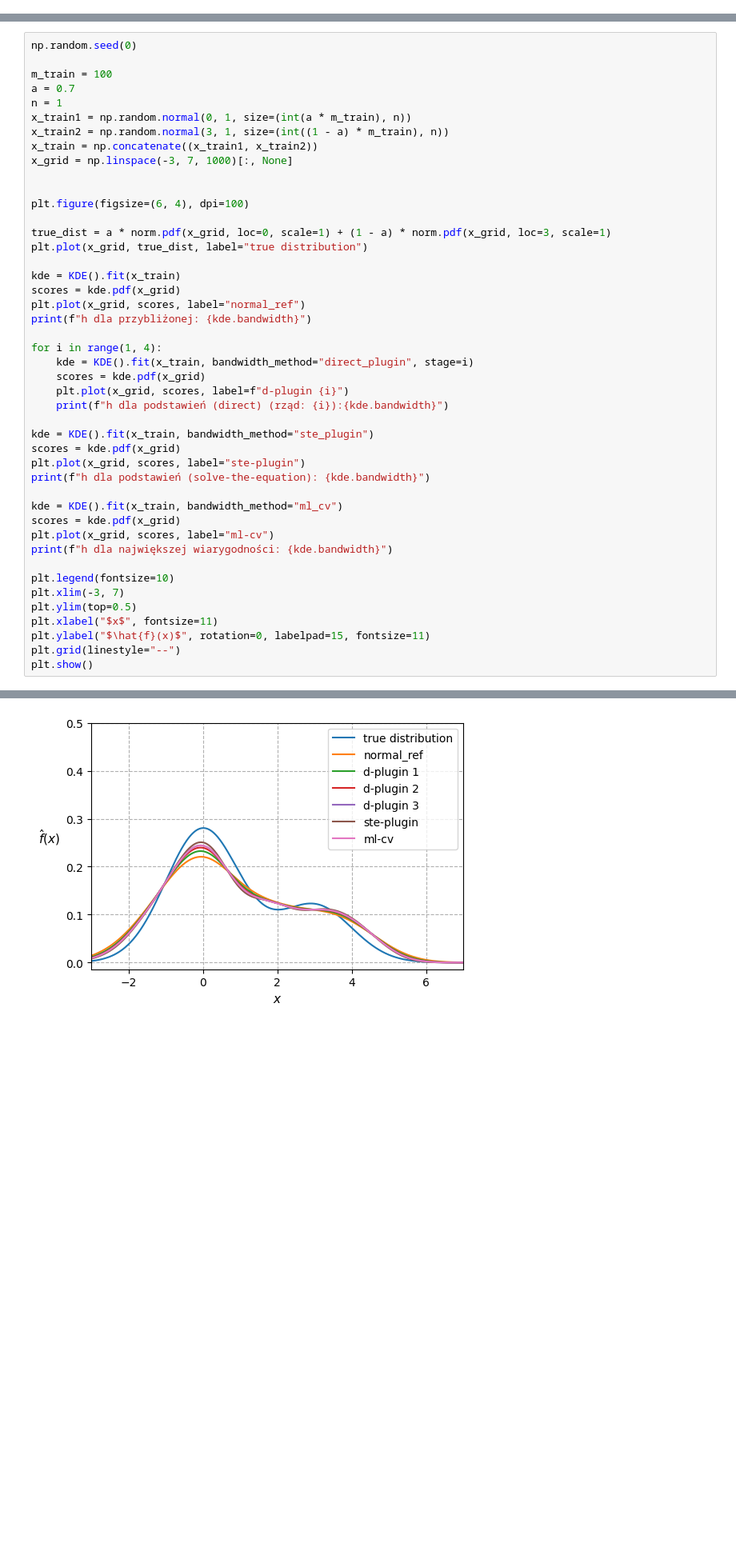
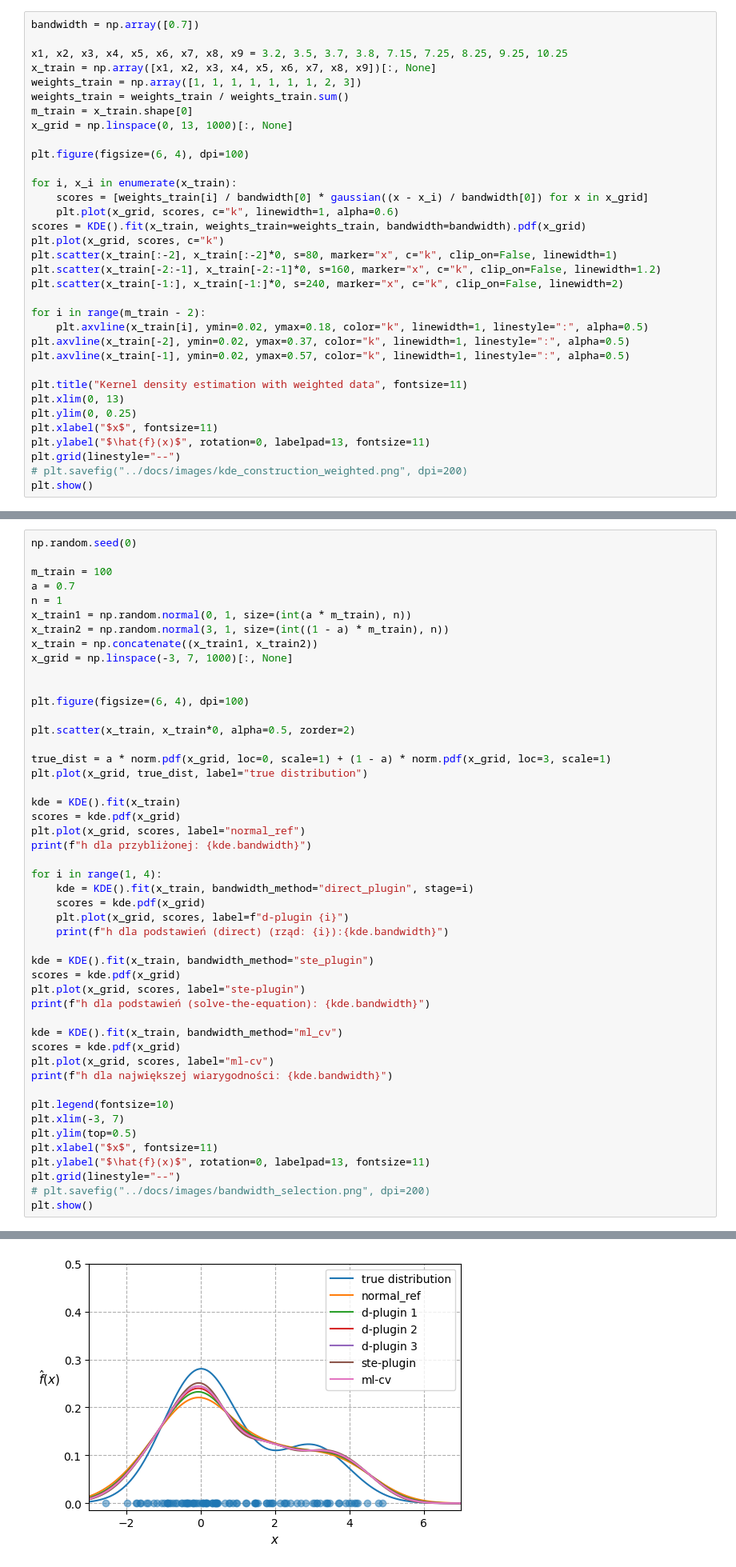
Before and after one commit to krystianfranus/kde-learn, a Jupyter notebook: notebooks/PhD_notes.ipynb, the cells around one changed output, grey strips where cells are left out. Shown at 80% size. Drawn from its saved outputs; the diff is of its cells as text; blank space fills up the shorter version.

```diff
--- a/notebooks/PhD_notes.ipynb
+++ b/notebooks/PhD_notes.ipynb
@@ -110,0 +121,34 @@ plt.show()
+# %%
+bandwidth = np.array([0.7])
+
+x1, x2, x3, x4, x5, x6, x7, x8, x9 = 3.2, 3.5, 3.7, 3.8, 7.15, 7.25, 8.25, 9.25, 10.25
+x_train = np.array([x1, x2, x3, x4, x5, x6, x7, x8, x9])[:, None]
+weights_train = np.array([1, 1, 1, 1, 1, 1, 1, 2, 3])
+weights_train = weights_train / weights_train.sum()
+m_train = x_train.shape[0]
+x_grid = np.linspace(0, 13, 1000)[:, None]
+
+plt.figure(figsize=(6, 4), dpi=100)
+
+for i, x_i in enumerate(x_train):
+    scores = [weights_train[i] / bandwidth[0] * gaussian((x - x_i) / bandwidth[0]) for x in x_grid]
+    plt.plot(x_grid, scores, c="k", linewidth=1, alpha=0.6)
+scores = KDE().fit(x_train, weights_train=weights_train, bandwidth=bandwidth).pdf(x_grid)
+plt.plot(x_grid, scores, c="k")
+plt.scatter(x_train[:-2], x_train[:-2]*0, s=80, marker="x", c="k", clip_on=False, linewidth=1)
+plt.scatter(x_train[-2:-1], x_train[-2:-1]*0, s=160, marker="x", c="k", clip_on=False, linewidth=1.2)
+plt.scatter(x_train[-1:], x_train[-1:]*0, s=240, marker="x", c="k", clip_on=False, linewidth=2)
+
+for i in range(m_train - 2):
+    plt.axvline(x_train[i], ymin=0.02, ymax=0.18, color="k", linewidth=1, linestyle=":", alpha=0.5)
+plt.axvline(x_train[-2], ymin=0.02, ymax=0.37, color="k", linewidth=1, linestyle=":", alpha=0.5)
+plt.axvline(x_train[-1], ymin=0.02, ymax=0.57, color="k", linewidth=1, linestyle=":", alpha=0.5)
+
+plt.title("Kernel density estimation with weighted data", fontsize=11)
+plt.xlim(0, 13)
+plt.ylim(0, 0.25)
+plt.xlabel("$x$", fontsize=11)
+plt.ylabel("$\hat{f}(x)$", rotation=0, labelpad=13, fontsize=11)
+plt.grid(linestyle="--")
+# plt.savefig("../docs/images/kde_construction_weighted.png", dpi=200)
+plt.show()
@@ -267,6 +313,8 @@ x_grid = np.linspace(-3, 7, 1000)[:, None]
 
 
 plt.figure(figsize=(6, 4), dpi=100)
+
+plt.scatter(x_train, x_train*0, alpha=0.5, zorder=2)
 
 true_dist = a * norm.pdf(x_grid, loc=0, scale=1) + (1 - a) * norm.pdf(x_grid, loc=3, scale=1)
 plt.plot(x_grid, true_dist, label="true distribution")
@@ -278,35 +326,36 @@ print(f"h dla przybliżonej: {kde.bandwidth}")
 
 for i in range(1, 4):
     kde = KDE().fit(x_train, bandwidth_method="direct_plugin", stage=i)
     scores = kde.pdf(x_grid)
     plt.plot(x_grid, scores, label=f"d-plugin {i}")
     print(f"h dla podstawień (direct) (rząd: {i}):{kde.bandwidth}")
 
 kde = KDE().fit(x_train, bandwidth_method="ste_plugin")
 scores = kde.pdf(x_grid)
 plt.plot(x_grid, scores, label="ste-plugin")
 print(f"h dla podstawień (solve-the-equation): {kde.bandwidth}")
 
 kde = KDE().fit(x_train, bandwidth_method="ml_cv")
 scores = kde.pdf(x_grid)
 plt.plot(x_grid, scores, label="ml-cv")
 print(f"h dla największej wiarygodności: {kde.bandwidth}")
 
 plt.legend(fontsize=10)
 plt.xlim(-3, 7)
 plt.ylim(top=0.5)
 plt.xlabel("$x$", fontsize=11)
-plt.ylabel("$\hat{f}(x)$", rotation=0, labelpad=15, fontsize=11)
+plt.ylabel("$\hat{f}(x)$", rotation=0, labelpad=13, fontsize=11)
 plt.grid(linestyle="--")
+# plt.savefig("../docs/images/bandwidth_selection.png", dpi=200)
 plt.show()
 # %% [output]
 h dla przybliżonej: [0.76169356]
 h dla podstawień (direct) (rząd: 1):[0.65892632]
 h dla podstawień (direct) (rząd: 2):[0.60136659]
 h dla podstawień (direct) (rząd: 3):[0.56760277]
 h dla podstawień (solve-the-equation): [0.52098854]
 h dla największej wiarygodności: [0.56859234]
-[figure, old version]
+[figure, new version]
 # %% [markdown]
 \newpage
 # %% [markdown]
```
Also changed, not shown: parts of 57 cells of this notebook, 22 other files.
